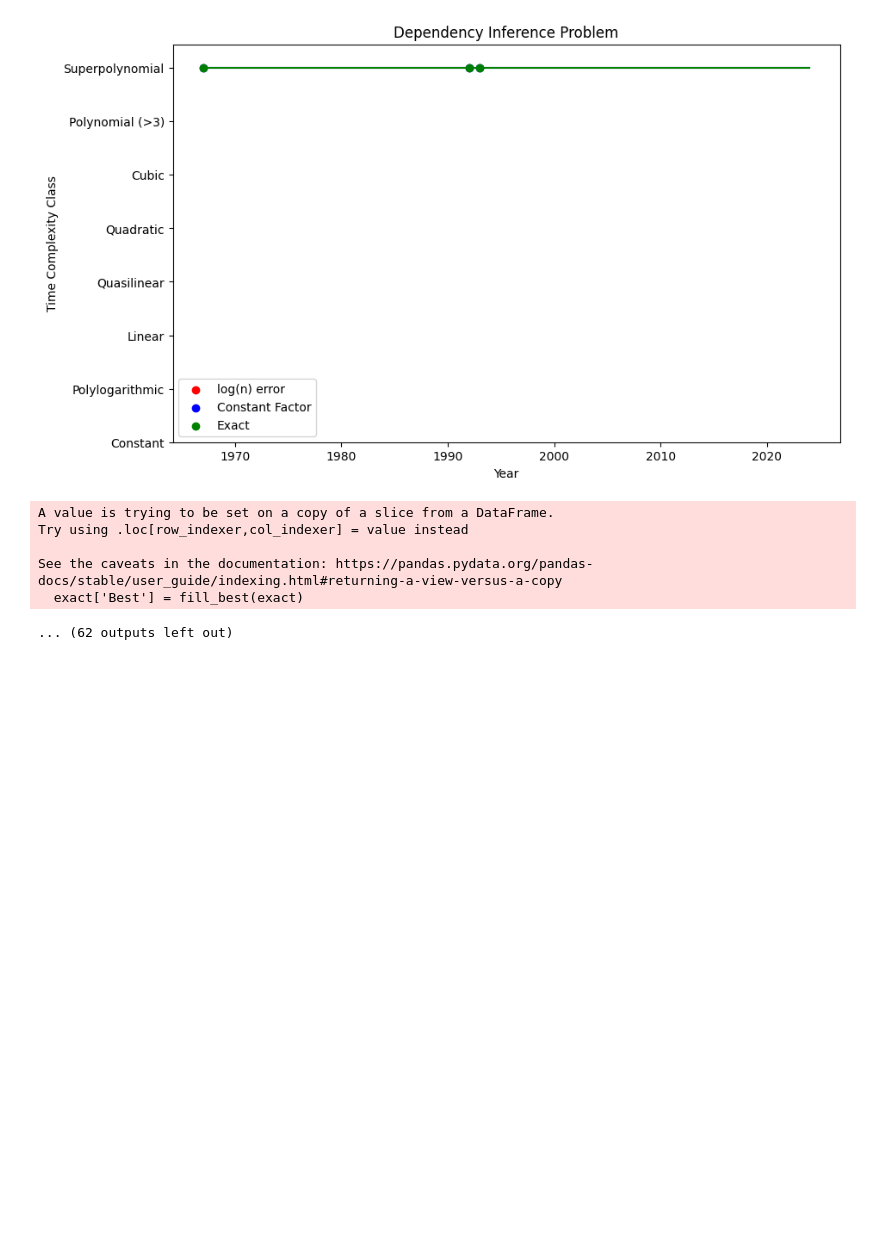
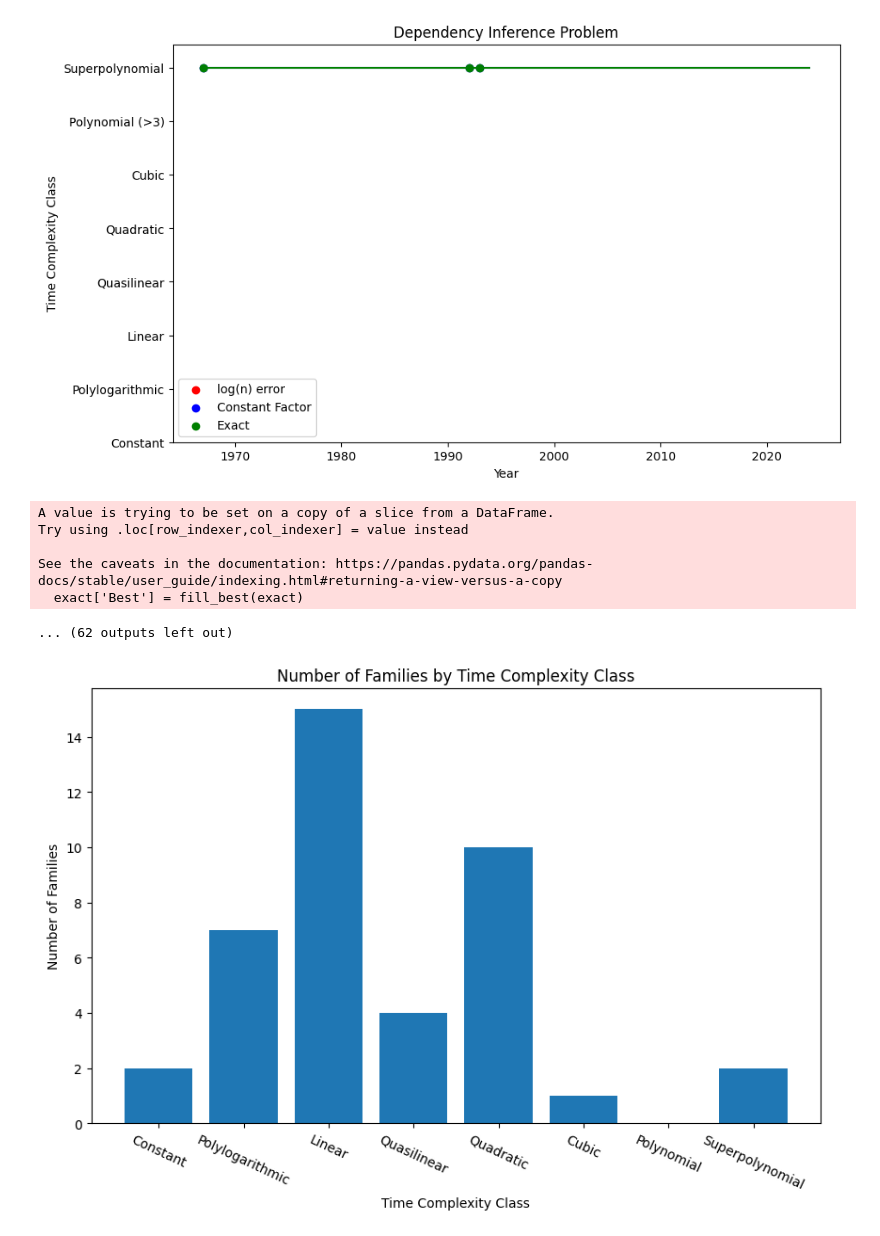
Before and after one commit to andrewlucasgs/approximation-algorithms, a Jupyter notebook: families.ipynb, the cells around one changed output. Drawn from its saved outputs; the diff is of its cells as text; code cells hidden in the pictures; blank space fills up the shorter version.

```diff
--- a/families.ipynb
+++ b/families.ipynb
@@ -231,3 +227,31 @@ Try using .loc[row_indexer,col_indexer] = value instead
 See the caveats in the documentation: https://pandas.pydata.org/pandas-docs/stable/user_guide/indexing.html#returning-a-view-versus-a-copy
   exact['Best'] = fill_best(exact)
 ... (62 outputs left out)
+# %%
+
+df = pd.concat([approximation_algorithms, sheet1], axis=0)
+
+
+# min time complexity class for each family
+min_time_complexity_class = df.groupby('Family Name')['Time Complexity Class'].min()
+
+# ignore decimal part
+min_time_complexity_class = min_time_complexity_class.dropna().astype(int)
+
+# count how many families have each time complexity class
+count = min_time_complexity_class.value_counts().sort_index()
+
+plt.figure(figsize=(10, 6))
+plt.bar(count.index, count.values)
+plt.xticks(np.arange(1, 9, 1), ['Constant', 'Polylogarithmic', 'Linear', 'Quasilinear', 'Quadratic', 'Cubic', 'Polynomial', 'Superpolynomial'])
+
+plt.xlabel('Time Complexity Class')
+plt.ylabel('Number of Families')
+# rotate x labels
+plt.xticks(rotation=-25)
+
+plt.title('Number of Families by Time Complexity Class')
+
+plt.show()
+# %% [output]
+[figure, added]
```
Also changed, not shown: parts of 6 cells of this notebook, 3 other files.
